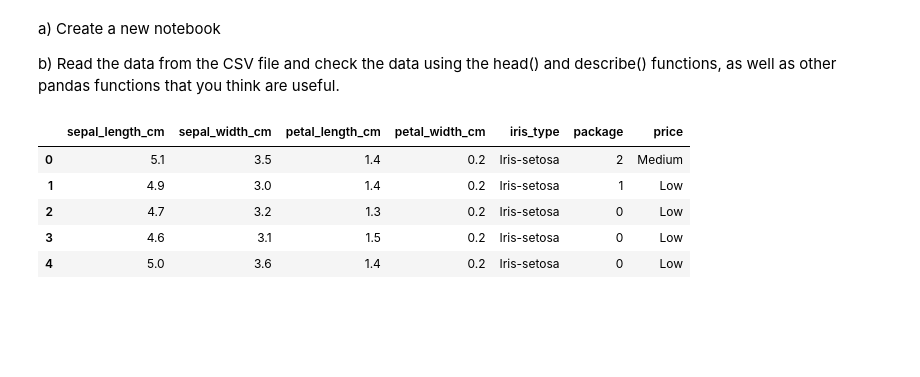
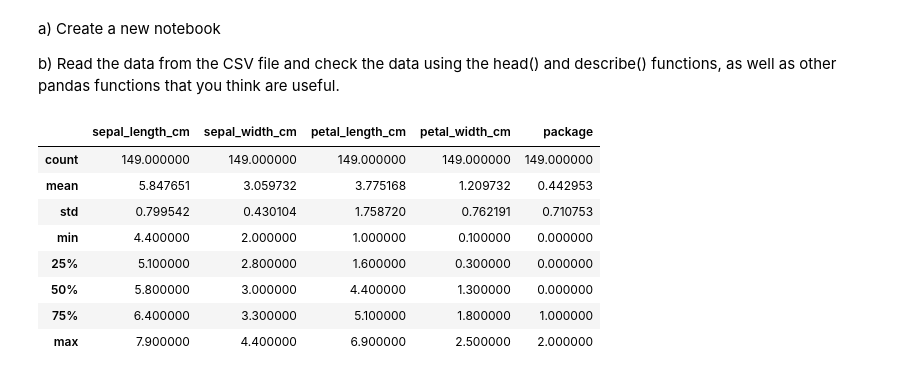
Before and after one commit to Johnny-droid/AI-Projects, a Jupyter notebook: Exercises5/Exercise5_2.ipynb, the cells around one changed output. Drawn from its saved outputs; the diff is of its cells as text; code cells hidden in the pictures; blank space fills up the shorter version.

```diff
--- a/Exercises5/Exercise5_2.ipynb
+++ b/Exercises5/Exercise5_2.ipynb
@@ -10,18 +10,27 @@ a) Create a new notebook
 
 b) Read the data from the CSV file and check the data using the head() and describe() functions, as well as other pandas functions that you think are useful.
 # %%
+%matplotlib inline
 import numpy as np
 import pandas as pd
 import matplotlib.pyplot as plt
 import seaborn as sb
+from sklearn.model_selection import  GridSearchCV, train_test_split
+from sklearn.tree import DecisionTreeClassifier
+from sklearn.neighbors import KNeighborsClassifier
+from sklearn.metrics import accuracy_score, confusion_matrix, classification_report
+
 
 iris_data = pd.read_csv('iris-data2.csv')
-iris_data.head()
-#iris_data.describe()
+#iris_data.head()
+iris_data.describe()
 # %% [output]
-|  | sepal_length_cm | sepal_width_cm | petal_length_cm | petal_width_cm | iris_type | package | price |
-| 0 | 5.1 | 3.5 | 1.4 | 0.2 | Iris-setosa | 2 | Medium |
-| 1 | 4.9 | 3.0 | 1.4 | 0.2 | Iris-setosa | 1 | Low |
-| 2 | 4.7 | 3.2 | 1.3 | 0.2 | Iris-setosa | 0 | Low |
-| 3 | 4.6 | 3.1 | 1.5 | 0.2 | Iris-setosa | 0 | Low |
-| 4 | 5.0 | 3.6 | 1.4 | 0.2 | Iris-setosa | 0 | Low |
+|  | sepal_length_cm | sepal_width_cm | petal_length_cm | petal_width_cm | package |
+| count | 149.000000 | 149.000000 | 149.000000 | 149.000000 | 149.000000 |
+| mean | 5.847651 | 3.059732 | 3.775168 | 1.209732 | 0.442953 |
+| std | 0.799542 | 0.430104 | 1.758720 | 0.762191 | 0.710753 |
+| min | 4.400000 | 2.000000 | 1.000000 | 0.100000 | 0.000000 |
+| 25% | 5.100000 | 2.800000 | 1.600000 | 0.300000 | 0.000000 |
+| 50% | 5.800000 | 3.000000 | 4.400000 | 1.300000 | 0.000000 |
+| 75% | 6.400000 | 3.300000 | 5.100000 | 1.800000 | 1.000000 |
+| max | 7.900000 | 4.400000 | 6.900000 | 2.500000 | 2.000000 |
```
Also changed, not shown: parts of 17 cells of this notebook.
